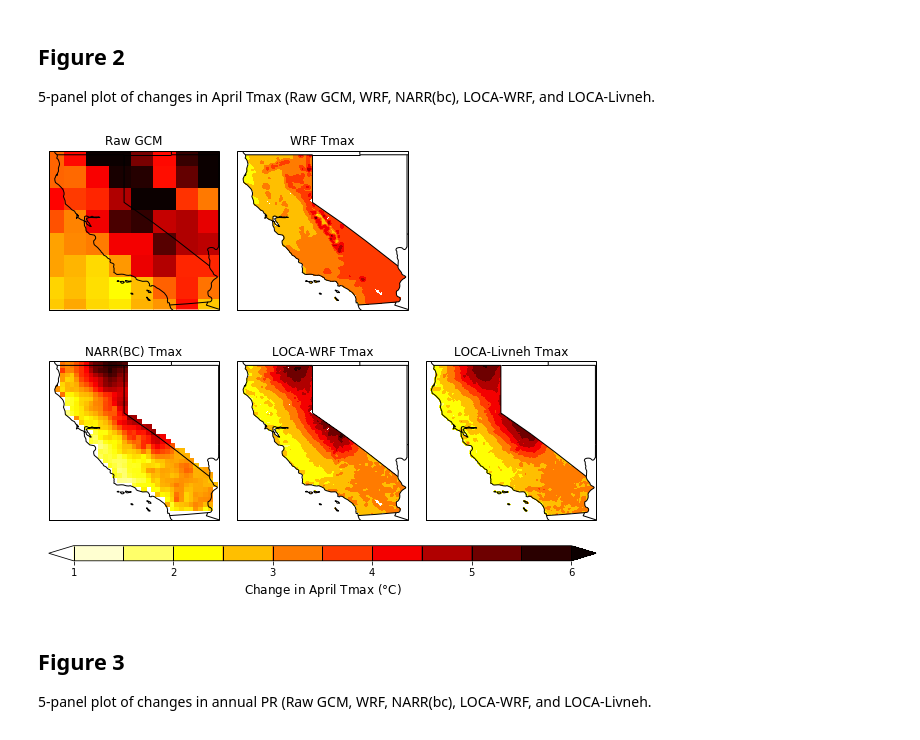
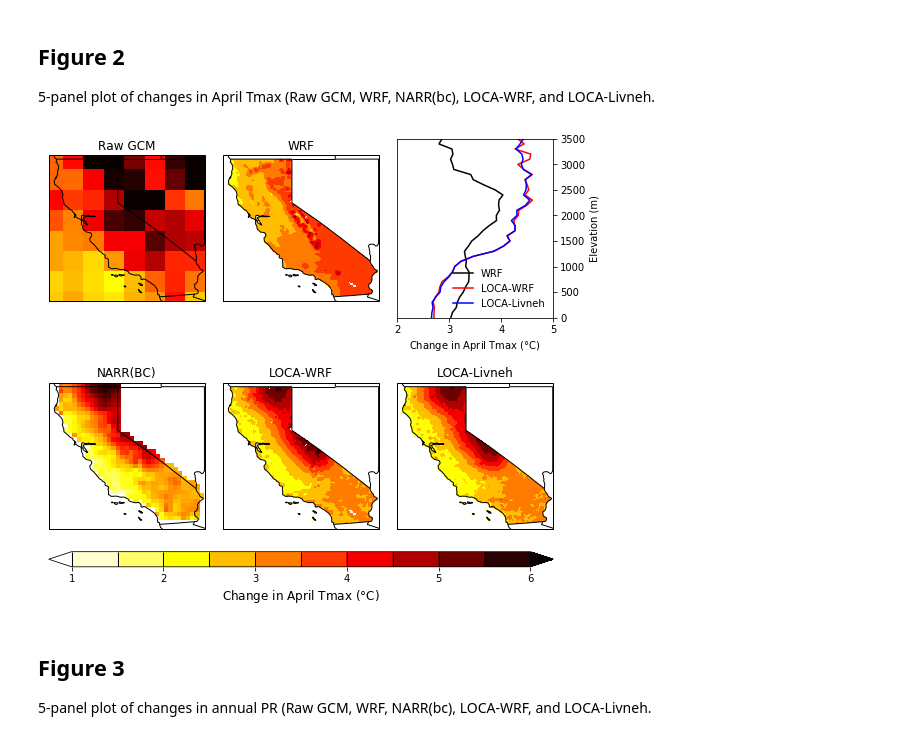
Before and after one commit to neil-berg/doe-downscaling, a Jupyter notebook: paper-figures.ipynb, the cells around one changed output. Saved outputs shown, nothing was run; the diff lists cells and outputs as text; code cells hidden in the pictures.

Commit message:
scatter in Fig 3

```diff
--- a/paper-figures.ipynb
+++ b/paper-figures.ipynb
@@ -170,6 +171,16 @@ cbar_pr.set_label('Historical Annual Precip (mm/day)', fontsize=12)
 inv_dir = '/Users/nberg/projects/doe/data/invariant/'
 data_dir = '/Users/nberg/projects/doe/data/processed/'
 dest_dir = '/Users/nberg/projects/doe/figures/'
+
+# Same grid CA mask
+mask_nc = netCDF4.Dataset(inv_dir+'same_grid_CA_mask.nc')
+ca_mask = mask_nc.variables['landmask'][:,:]
+mask_nc.close()
+
+# Regridded WRF d02 topography
+inv_nc = netCDF4.Dataset(inv_dir+'invariant_d02_same_grid.nc')
+hgt = inv_nc.variables['HGT'][0,:,:]
+inv_nc.close()
 
 # Raw GCM (CNRM-CM5)
 gcm_change_nc = xr.open_dataset('/Users/nberg/projects/doe/scratch/cnrm_cm5_diff_tmax_april.nc')
@@ -217,6 +228,28 @@ loca_livneh_change_tmax = loca_livneh_fut_tmax - loca_livneh_hist_tmax
 loca_livneh_fut_nc.close()
 loca_livneh_hist_nc.close()
 
+# DataFrame of HGT, ca_mask, WRF, LOCA-WRF, and LOCA-Livneh
+# for binning tmax changes by elevation band
+df = pd.DataFrame()
+df['HGT'] = hgt.flatten()
+df['MASK'] = ca_mask.flatten()
+df['WRF'] = wrf_change_tmax.flatten()
+df['LOCA-WRF'] = loca_wrf_change_tmax.flatten()
+df['LOCA-Livneh'] = loca_livneh_change_tmax.flatten()
+
+# Retain only CA grid cells and non-NaNs
+df = df[(df['MASK'] == 1) & (df['WRF'] > 0) & (df['LOCA-WRF'] > 0) & (df['LOCA-Livneh'] > 0)]
+
+# Compute avg warming in 100m elevation intervals
+wrf_list = []
+loca_wrf_list = []
+loca_livneh_list = []
+for h in range(0,3600,100):
+    temp_df = df[(df['HGT'] >= h) & (df['HGT'] < h + 100)].mean()
+    wrf_list.append(temp_df['WRF'])
+    loca_wrf_list.append(temp_df['LOCA-WRF'])
+    loca_livneh_list.append(temp_df['LOCA-Livneh'])
+
 # Figure ---
 plot_ticks = np.linspace(1,6,11)
 
@@ -235,7 +268,7 @@ plot1 = ax1.pcolormesh(gcm_lon, gcm_lat, gcm_change_tmax, transform=ccrs.PlateCa
 # WRF
 ax2 = fig.add_subplot(2, 3, 2, projection=ccrs.PlateCarree())
 ax2.coastlines('50m')
-ax2.set_title('WRF Tmax', fontsize=12)
+ax2.set_title('WRF', fontsize=12)
 ax2.add_feature(states_provinces, edgecolor='black')
 ax2.add_feature(cfeature.BORDERS)
 ax2.set_extent([235.25,246,32.25,42.25])
@@ -243,14 +276,25 @@ plot2 = ax2.contourf(same_lon, same_lat, wrf_change_tmax, plot_ticks,
                      transform=ccrs.PlateCarree(), cmap='hot_r', extend='both')
 
 # Temperature change vs. elevation
-# ax3 = fig.add_subplot(2, 3, 3)
-# ax3.set_title('Scatter')
-# plot3 = ax3.plot([1,2,3,4,5], [1,2,3,4,5], 'ko')
+elev_ticks = [tick for tick in range(0,3600,100)]
+ax3 = fig.add_subplot(2, 3, 3)
+plot3 = ax3.plot(wrf_list, elev_ticks, 'k', label='WRF')
+plot3 = ax3.plot(loca_wrf_list, elev_ticks, 'r', label='LOCA-WRF')
+plot3 = ax3.plot(loca_livneh_list, elev_ticks, 'b', label='LOCA-Livneh')
+ax3.yaxis.tick_right()
+ax3.yaxis.set_label_position('right')
+# ax3.xaxis.tick_top()
+# ax3.xaxis.set_label_position('top')
+ax3.legend(loc='lower right', frameon=False, fontsize=10)
+ax3.set_ylabel('Elevation (m)')
+ax3.set_xlabel('Change in April Tmax ('+r'$\degree$'+'C)')
+ax3.set_ylim(0,3500)
+ax3.set_xlim(2,5)
 
 # NARR (BC)
 ax4 = fig.add_subplot(2, 3, 4, projection=ccrs.PlateCarree())
 ax4.coastlines('50m')
-ax4.set_title('NARR(BC) Tmax', fontsize=12)
+ax4.set_title('NARR(BC)', fontsize=12)
 ax4.add_feature(states_provinces, edgecolor='black')
 ax4.add_feature(cfeature.BORDERS)
 ax4.set_extent([235.25,246,32.25,42.25])
@@ -260,42 +304,42 @@ plot4 = ax4.pcolormesh(narr_lon, narr_lat, narr_change_tmax, transform=ccrs.Plat
 # LOCA-WRF
 ax5 = fig.add_subplot(2, 3, 5, projection=ccrs.PlateCarree())
 ax5.coastlines('50m')
-ax5.set_title('LOCA-WRF Tmax', fontsize=12)
+ax5.set_title('LOCA-WRF', fontsize=12)
 ax5.add_feature(states_provinces, edgecolor='black')
 ax5.add_feature(cfeature.BORDERS)
 ax5.set_extent([235.25,246,32.25,42.25])
 plot5 = ax5.contourf(same_lon, same_lat, loca_wrf_change_tmax, plot_ticks,
                      transform=ccrs.PlateCarree(), cmap='hot_r', extend='both')
 
 # LOCA-Livneh
 ax6 = fig.add_subplot(2, 3, 6, projection=ccrs.PlateCarree())
 ax6.coastlines('50m')
-ax6.set_title('LOCA-Livneh Tmax', fontsize=12)
+ax6.set_title('LOCA-Livneh', fontsize=12)
 ax6.add_feature(states_provinces, edgecolor='black')
 ax6.add_feature(cfeature.BORDERS)
 ax6.set_extent([235.25,246,32.25,42.25])
 plot6 = ax6.contourf(same_lon, same_lat, loca_livneh_change_tmax, plot_ticks,
                      transform=ccrs.PlateCarree(), cmap='hot_r', extend='both')
 
 fig.tight_layout()
 
 # Obtain axes coordinates for each subplot for colorbar positioning
 ax1_pos = ax1.get_position() # details on ax1_pos.x0, .y0, .x1, .y1, .height .width
 ax2_pos = ax2.get_position()
-# ax3_pos = ax3.get_position()
+ax3_pos = ax3.get_position()
 ax4_pos = ax4.get_position()
 ax5_pos = ax5.get_position()
 ax6_pos = ax6.get_position()
 
 # Colorbar for all panels
 cbar_height = 0.035
 cbar_ax = fig.add_axes([ax4_pos.x0, ax4_pos.y0-.05, ax6_pos.x1-ax4_pos.x0, cbar_height]) # bottom left corner x,y, and width, height
 cbar = plt.colorbar(plot2, cax=cbar_ax, orientation='horizontal', drawedges=True, extend='both')
 cbar.dividers.set_edgecolor('black')
 cbar.dividers.set_linewidth(1)
 cbar.set_label('Change in April Tmax '+'('+r'$\degree$'+'C)', fontsize=12)
 # %% [output]
-[figure, old version]
+[figure, new version]
 # %% [markdown]
 ## Figure 3
 
```
Also changed, not shown: parts of 2 cells of this notebook.
